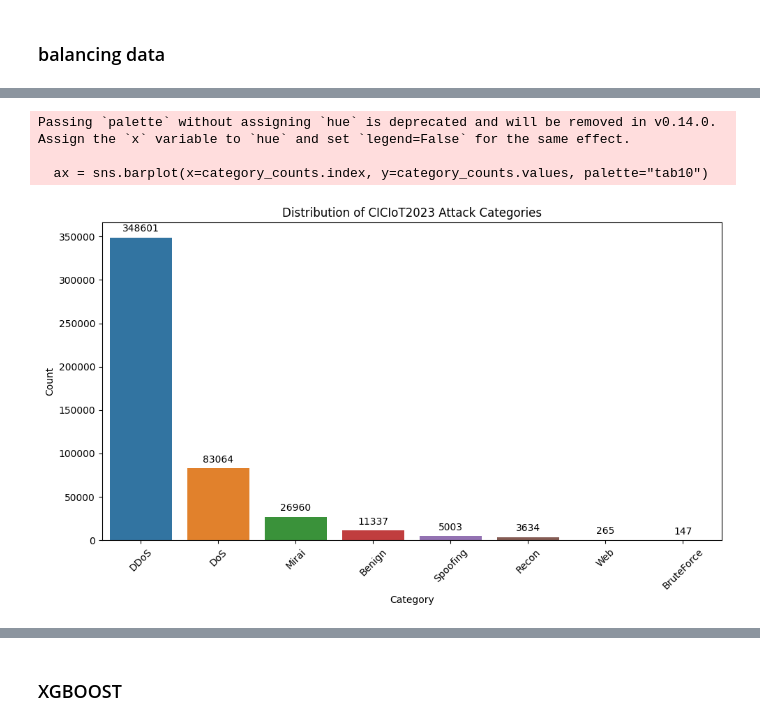
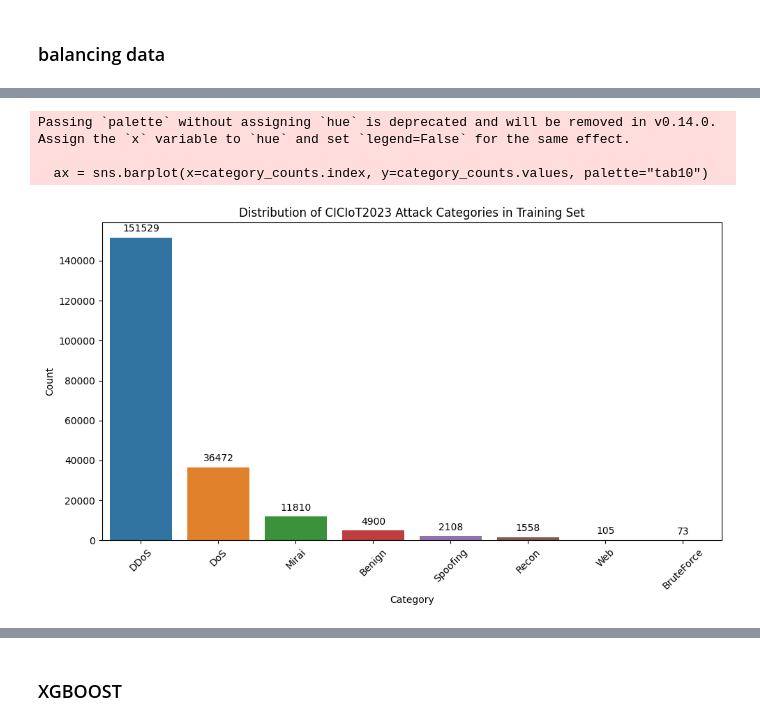
Before and after one commit to ArmitaKia/xai-xgboost-project, a Jupyter notebook: cleaning-data.ipynb, the cells around one changed output, grey strips where cells are left out. Drawn from its saved outputs; the diff is of its cells as text; code cells hidden in the pictures.

```diff
--- a/cleaning-data.ipynb
+++ b/cleaning-data.ipynb
@@ -17,7 +17,7 @@ folder_path = './ciciot-dataset-partial'
 all_files = glob.glob(os.path.join(folder_path, "*.csv"))
 
 # Randomly select 5 files from the list
-selected_files = random.sample(all_files, 2)
+selected_files = random.sample(all_files, 1)
 
 print("Selected files:")
 for f in selected_files:
@@ -67,6 +68,10 @@ from sklearn.preprocessing import LabelEncoder
 df.replace([np.inf, -np.inf], np.nan, inplace=True)
 
 # 2. Drop rows with missing values (NaN)
+for col in df.columns:
+    if col != 'label':
+        df[col] = pd.to_numeric(df[col], errors='coerce')
+
 df.dropna(inplace=True)
 
 # 3. Encode the target 'label' column to numbers
@@ -197,48 +255,51 @@ attack_mapping = {
 
     'Mirai-greeth_flood': 'Mirai', 'Mirai-greip_flood': 'Mirai', 'Mirai-udpplain': 'Mirai',
 
     'MITM-ArpSpoofing': 'Spoofing', 'DNS_Spoofing': 'Spoofing',
 
     'DictionaryBruteForce': 'BruteForce',
 
     'BrowserHijacking': 'Web', 'SqlInjection': 'Web', 'CommandInjection': 'Web',
-    'Backdoor_Malware': 'Web', 'XSS': 'Web'
+    'Backdoor_Malware': 'Web', 'XSS': 'Web', 'Uploading_Attack': 'Web'
 }
 
-# 2. Reverse the LabelEncoder to get original string names (if your labels are currently numbers)
-# Note: Ensure 'encoder' is the LabelEncoder object you fitted earlier
-if pd.api.types.is_numeric_dtype(df_scaled['label']):
-    df_scaled['label_string'] = encoder.inverse_transform(df_scaled['label'].astype(int))
+
+# Work on a copy of training dataframe
+df_train_mapped = df_train_scaled.copy()
+
+# Reverse label encoding to original class names
+if pd.api.types.is_numeric_dtype(df_train_mapped['label']):
+    df_train_mapped['label_string'] = encoder.inverse_transform(df_train_mapped['label'].astype(int))
 else:
-    df_scaled['label_string'] = df_scaled['label']
+    df_train_mapped['label_string'] = df_train_mapped['label']
 
-# 3. Map the string labels to the 8 parent categories
-df_scaled['category'] = df_scaled['label_string'].map(attack_mapping)
+# Map to 8 parent categories
+df_train_mapped['category'] = df_train_mapped['label_string'].map(attack_mapping)
 
-# 4. Count the occurrences of each category
-category_counts = df_scaled['category'].value_counts()
+# Count category distribution
+category_counts = df_train_mapped['category'].value_counts()
 
-# 5. Plot the graph
+# Plot
 plt.figure(figsize=(10, 6))
 ax = sns.barplot(x=category_counts.index, y=category_counts.values, palette="tab10")
 
-# Add numbers on top of each bar
+# Add numbers on bars
 for p in ax.patches:
     ax.annotate(format(p.get_height(), '.0f'),
                 (p.get_x() + p.get_width() / 2., p.get_height()),
-                ha = 'center', va = 'center',
-                xytext = (0, 9),
-                textcoords = 'offset points')
+                ha='center', va='center',
+                xytext=(0, 9),
+                textcoords='offset points')
 
-plt.title('Distribution of CICIoT2023 Attack Categories')
+plt.title('Distribution of CICIoT2023 Attack Categories in Training Set')
 plt.xlabel('Category')
 plt.ylabel('Count')
 plt.xticks(rotation=45)
 plt.tight_layout()
 plt.show()
 # %% [output]
 Passing `palette` without assigning `hue` is deprecated and will be removed in v0.14.0. Assign the `x` variable to `hue` and set `legend=False` for the same effect.
 
   ax = sns.barplot(x=category_counts.index, y=category_counts.values, palette="tab10")
-[figure, old version]
+[figure, new version]
 # %%
```
Also changed, not shown: parts of 16 cells of this notebook.
